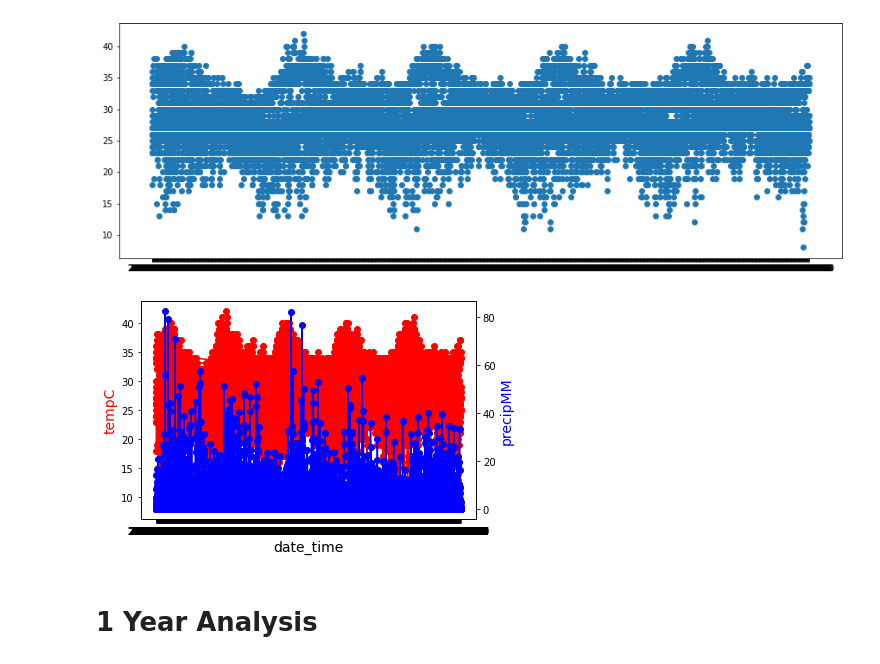
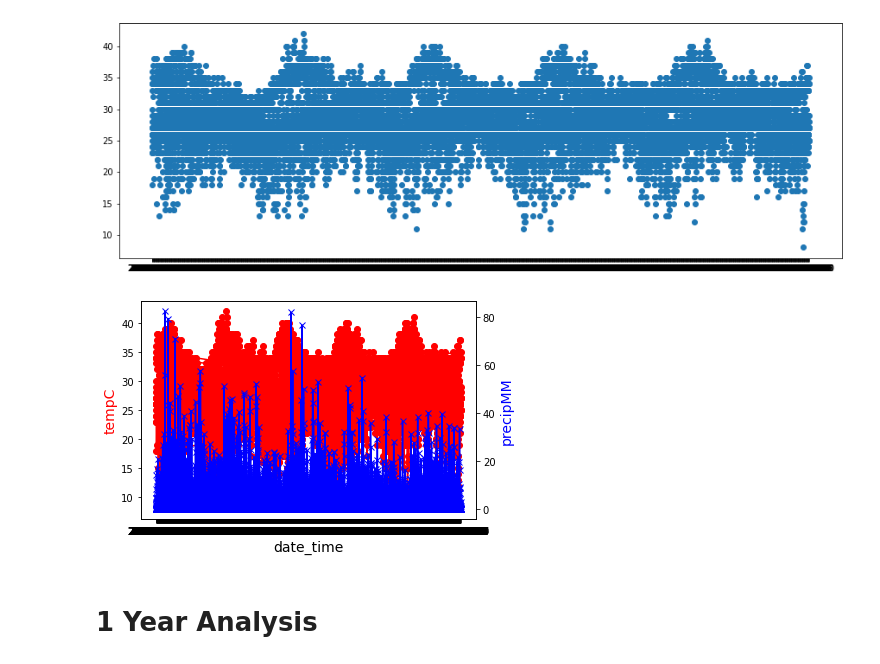
Before and after one commit to analyticsdatalab/climactic-food, a Jupyter notebook: jupyter_notebooks/Brazil_Weather_Data_Analysis.ipynb, the cells around one changed output. Cells and saved outputs as stored; diff of their text form; code cells hidden in the pictures.

```diff
--- a/jupyter_notebooks/Brazil_Weather_Data_Analysis.ipynb
+++ b/jupyter_notebooks/Brazil_Weather_Data_Analysis.ipynb
@@ -127,19 +127,19 @@ plt.show()
 # %%
 # create figure and axis objects with subplots()
 fig,ax = plt.subplots()
 # make a plot
 ax.plot(df_brazil_time_range_0813.date_time, df_brazil_time_range_0813.tempC, color="red", marker="o")
 # set x-axis label
 ax.set_xlabel("date_time",fontsize=14)
 # set y-axis label
 ax.set_ylabel("tempC",color="red",fontsize=14)
 ax2=ax.twinx()
 # make a plot with different y-axis using second axis object
-ax2.plot(df_brazil_time_range_0813.date_time, df_brazil_time_range_0813.precipMM,color="blue",marker="o")
+ax2.plot(df_brazil_time_range_0813.date_time, df_brazil_time_range_0813.precipMM,color="blue",marker="x")
 ax2.set_ylabel("precipMM",color="blue",fontsize=14)
 plt.show()
 # %% [output]
-[figure, old version]
+[figure, new version]
 # %%
 # save the plot as a file
 fig.savefig('precipitations_temperatures_brazil_5years.jpg',
```
Also changed, not shown: parts of 2 cells of this notebook, 3 other files.
